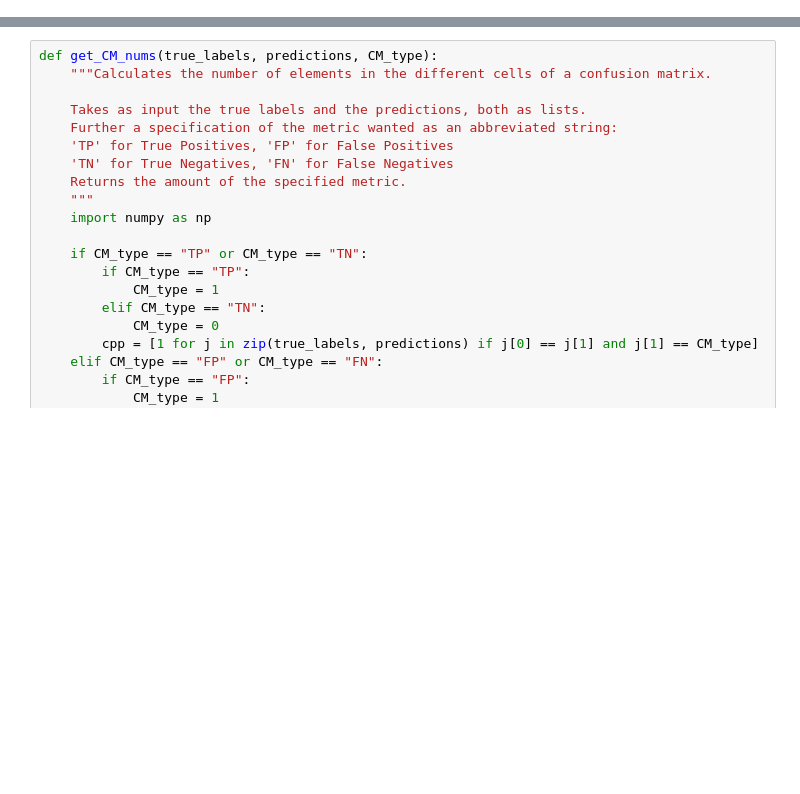
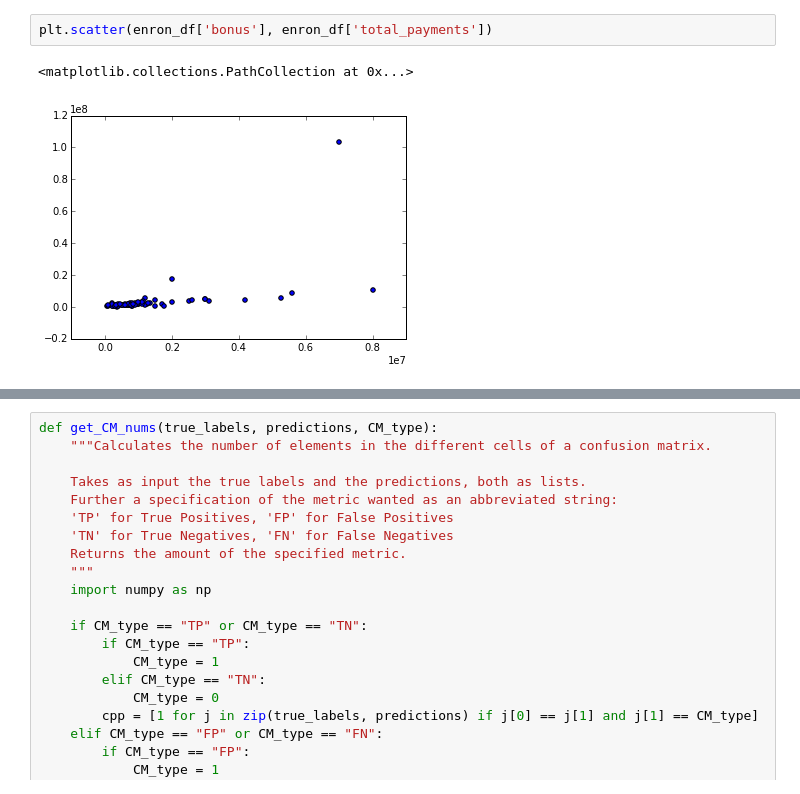
Before and after one commit to martin-martin/smartest_algorithm, a Jupyter notebook: ml_enron.ipynb, the cells around one changed output, grey strips where cells are left out. Drawn from its saved outputs; the diff is of its cells as text; blank space fills up the shorter version.

```diff
--- a/ml_enron.ipynb
+++ b/ml_enron.ipynb
@@ -482,0 +65,5 @@ def test_classifier(classifier_obj, data, scale=False):
+# %%
+plt.scatter(enron_df['bonus'], enron_df['total_payments'])
+# %% [output]
+<matplotlib.collections.PathCollection at 0x...>
+[figure, added]
```
Also changed, not shown: parts of 140 cells of this notebook, 10 other files.
